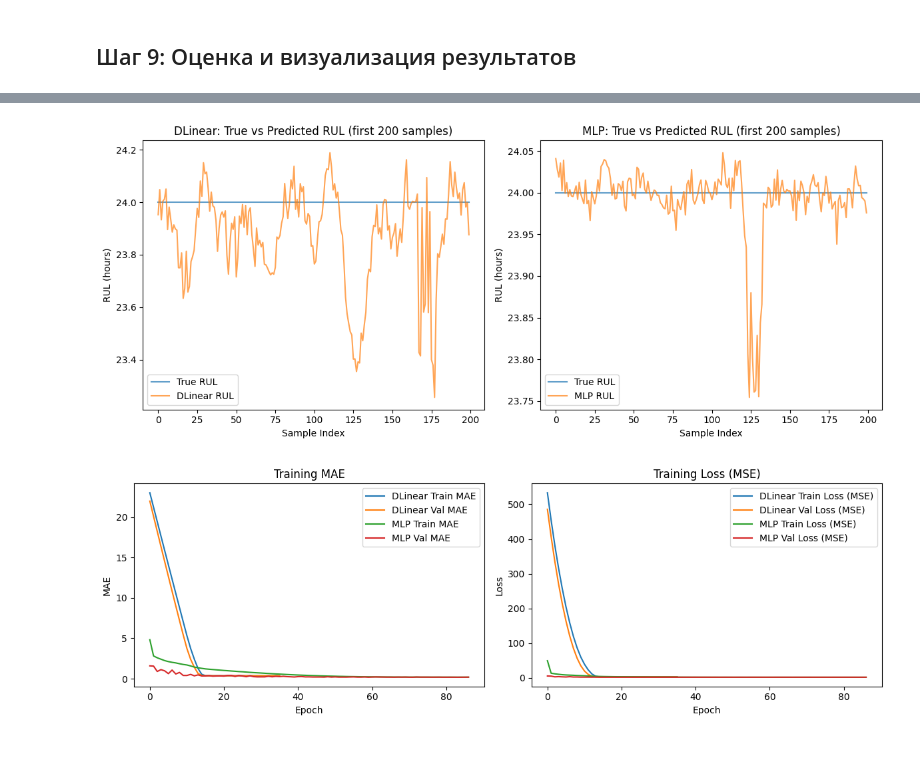
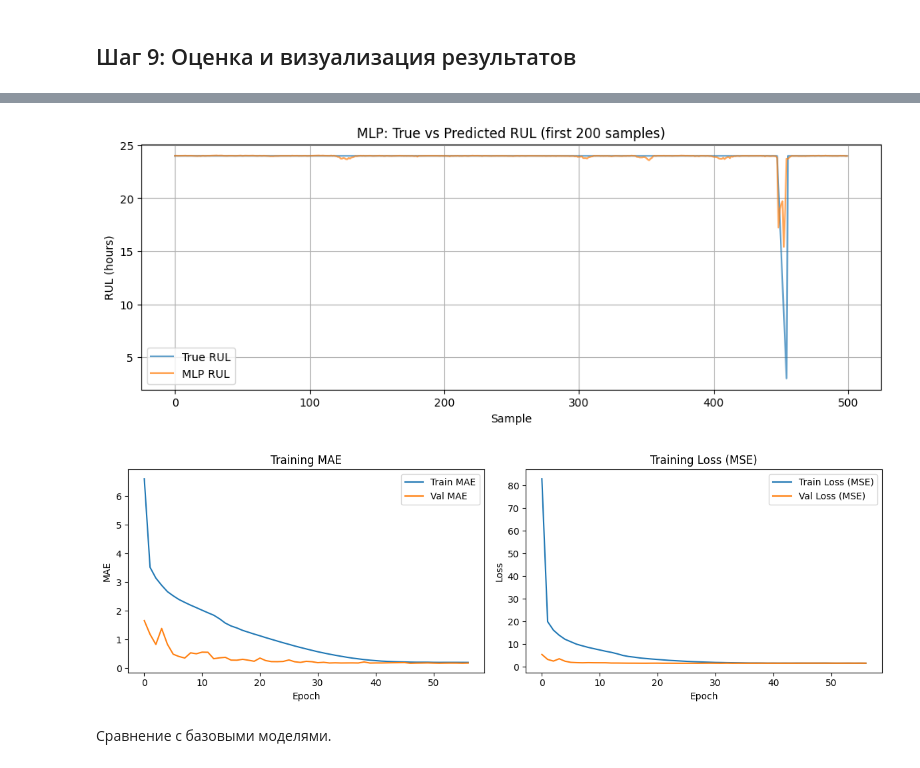
Before and after one commit to alekseevavlada/Hybrid-Predictive-Maintenance, a Jupyter notebook: Notebooks/RUL.ipynb, the cells around one changed output, grey strips where cells are left out. Drawn from its saved outputs; the diff is of its cells as text; code cells hidden in the pictures.

```diff
--- a/Notebooks/RUL.ipynb
+++ b/Notebooks/RUL.ipynb
@@ -325,3 +325,4 @@ rul_features["RUL"] = rul_series.values
 
 # Удаляем строки, где RUL не определен
 rul_features = rul_features.dropna(subset=["RUL"])
+rul_features = rul_features.sort_values(["machineID", "datetime"]).reset_index(drop=True)
@@ -379 +331,18 @@ input_size = X_train.shape[1]
+# %%
+def walk_forward_splits(df, n_splits=5, min_train_ratio=0.3):
+    df = df.sort_values("datetime").reset_index(drop=True)
+    n = len(df)
+    min_train_size = int(n * min_train_ratio)
+    step = (n - min_train_size) // n_splits
+    splits = []
+    for i in range(n_splits):
+        train_end = min_train_size + i * step
+        if train_end >= n: break
+        val_end = min(train_end + step, n)
+        train_idx = df.index[:train_end]
+        val_idx = df.index[train_end:val_end]
+        splits.append((train_idx, val_idx))
+    return splits
+
+splits = walk_forward_splits(rul_features, n_splits=5, min_train_ratio=0.4)
 # %% [markdown]
@@ -601,51 +625,39 @@ R^2: 0.4158
 # %%
-# Визуализация: График истинного RUL vs Предсказанного (для первых 200 точек)
-plt.figure(figsize=(12, 5))
+# Визуализация: График истинного RUL vs Предсказанного (для первых 500 точек)
+plt.figure(figsize=(12, 4))
 
-plt.subplot(1, 2, 1)
-plt.plot(y_val[:200], label='True RUL', alpha=0.7)
-plt.plot(y_pred_dlinear[:200], label='DLinear RUL', alpha=0.7)
-plt.title('DLinear: True vs Predicted RUL (first 200 samples)')
-plt.xlabel('Sample Index')
+plt.plot(y_val_final[:500], label='True RUL', alpha=0.7)
+plt.plot(y_pred_final[:500], label=f'{best_config["model"]} RUL', alpha=0.7)
+plt.title(f'{best_config["model"]}: True vs Predicted RUL (first 200 samples)')
+plt.xlabel('Sample')
 plt.ylabel('RUL (hours)')
 plt.legend()
-
-plt.subplot(1, 2, 2)
-plt.plot(y_val[:200], label='True RUL', alpha=0.7)
-plt.plot(y_pred_mlp[:200], label='MLP RUL', alpha=0.7)
-plt.title('MLP: True vs Predicted RUL (first 200 samples)')
-plt.xlabel('Sample Index')
-plt.ylabel('RUL (hours)')
-plt.legend()
-
-plt.tight_layout()
+plt.grid(True)
 plt.show()
 
 # Визуализация: График обучения
 plt.figure(figsize=(12, 4))
 
 plt.subplot(1, 2, 1)
-plt.plot(history_dlinear['train_mae'], label='DLinear Train MAE')
-plt.plot(history_dlinear['val_mae'], label='DLinear Val MAE')
-plt.plot(history_mlp['train_mae'], label='MLP Train MAE')
-plt.plot(history_mlp['val_mae'], label='MLP Val MAE')
+plt.plot(final_history['train_mae'], label='Train MAE')
+plt.plot(final_history['val_mae'], label='Val MAE')
 plt.title('Training MAE')
 plt.xlabel('Epoch')
 plt.ylabel('MAE')
 plt.legend()
 
 plt.subplot(1, 2, 2)
-plt.plot(history_dlinear['train_loss'], label='DLinear Train Loss (MSE)')
-plt.plot(history_dlinear['val_loss'], label='DLinear Val Loss (MSE)')
-plt.plot(history_mlp['train_loss'], label='MLP Train Loss (MSE)')
-plt.plot(history_mlp['val_loss'], label='MLP Val Loss (MSE)')
+plt.plot(final_history['train_loss'], label='Train Loss (MSE)')
+plt.plot(final_history['val_loss'], label='Val Loss (MSE)')
 plt.title('Training Loss (MSE)')
 plt.xlabel('Epoch')
 plt.ylabel('Loss')
 plt.legend()
 
 plt.tight_layout()
 plt.show()
 # %% [output]
-[figure, old version]
+[figure, new version]
-[figure, old version]
+[figure, new version]
+# %% [markdown]
+Сравнение с базовыми моделями.
```
Also changed, not shown: parts of 18 cells of this notebook, 1 other file.
